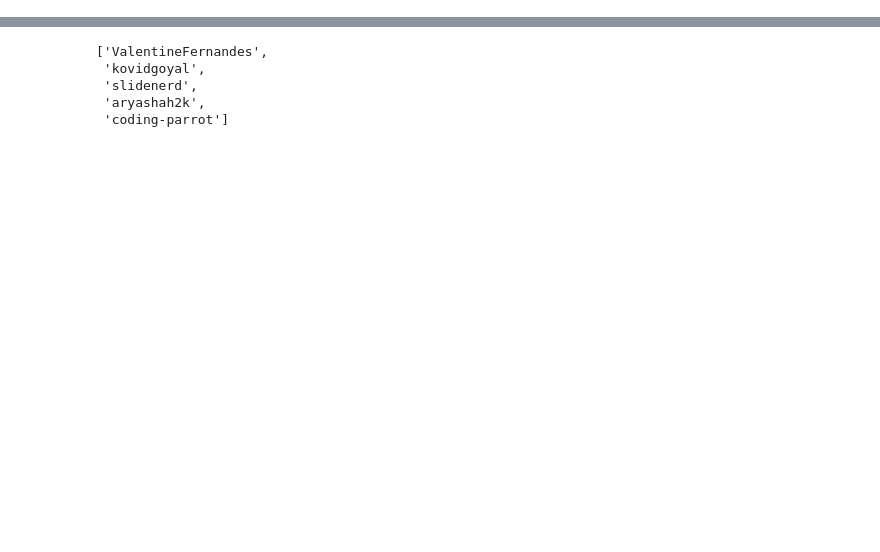
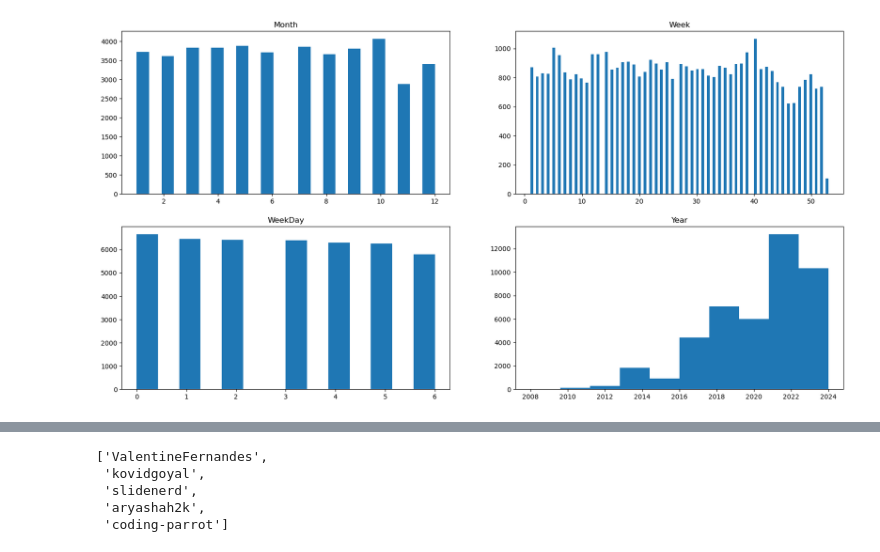
Before and after one commit to rahul-jha-2001/TDS, a Jupyter notebook: analysis.ipynb, the cells around one changed output, grey strips where cells are left out. Cells and saved outputs as stored; diff of their text form; code cells hidden in the pictures; blank space fills up the shorter version.

```diff
--- a/analysis.ipynb
+++ b/analysis.ipynb
@@ -44,0 +127,10 @@ Users
+# %%
+def break_date(df):
+   df["Week"] = df["created_at"].apply(lambda x : x.week)
+   df["WeekDay"] = df["created_at"].apply(lambda x : x.weekday())
+   df["Month"] = df["created_at"].apply(lambda x : x.month)
+   df["Year"] = df["created_at"].apply(lambda x : x.year)
+   return df
+
+Users = break_date(Users)
+repos = break_date(repos)
@@ -44,0 +180,21 @@ Users
+# %%
+#Distribution of Weekdays,Week,month,Year
+fig,ax = plt.subplots(nrows= 2 ,ncols=2,figsize=(20, 10))
+
+
+ax[0,0].hist(x = repos["Month"],bins = 24)
+ax[0,0].set_title("Month")
+
+ax[0,1].hist(x = repos["Week"],bins = 108 )
+ax[0,1].set_title("Week")
+
+ax[1,0].hist(x = repos["WeekDay"],bins = 14 )
+ax[1,0].set_title("WeekDay")
+
+
+ax[1,1].hist(x = repos["Year"])
+ax[1,1].set_title("Year")
+
+plt.show()
+# %% [output]
+[figure, added]
```
Also changed, not shown: parts of 47 cells of this notebook.
